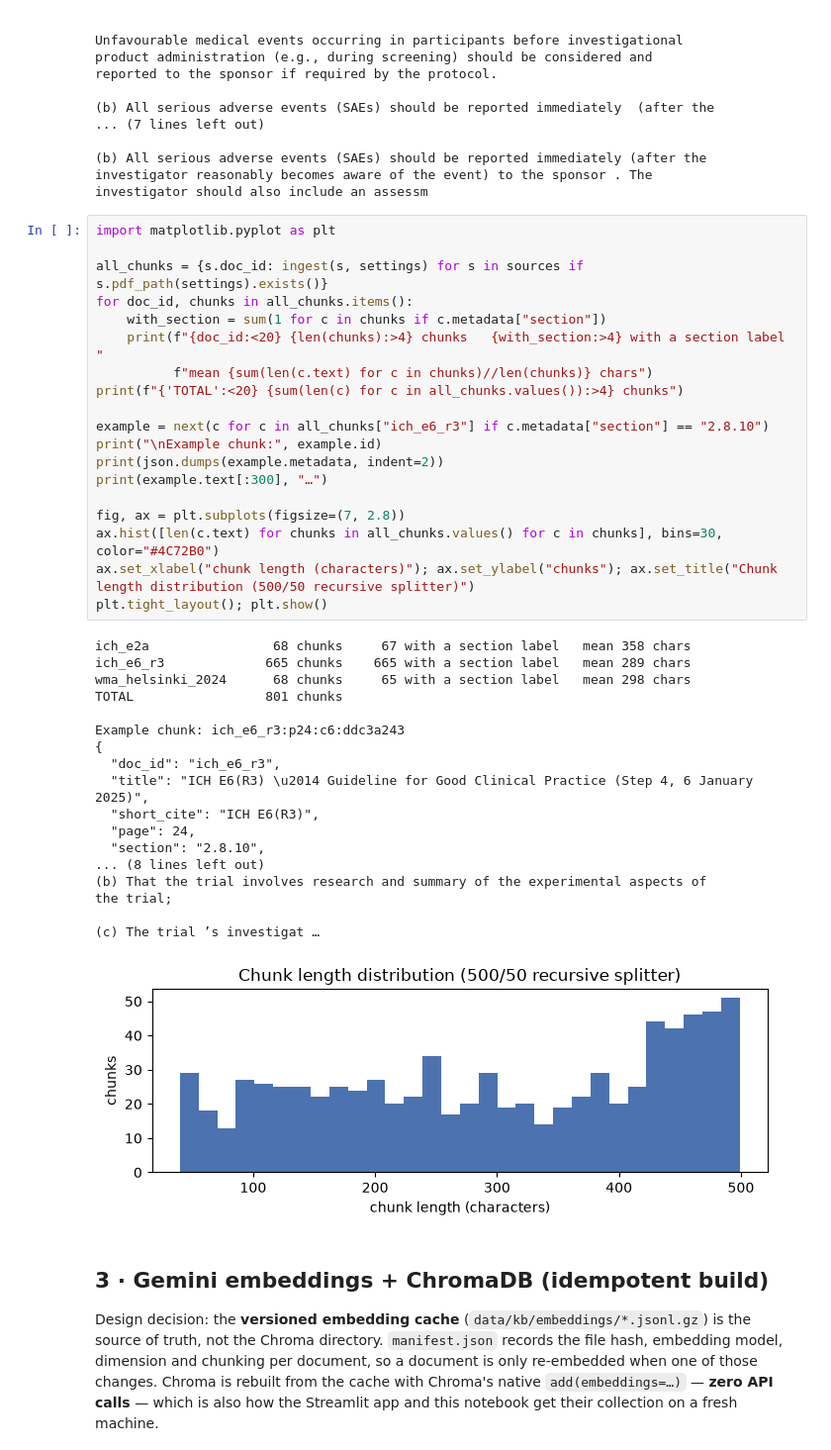
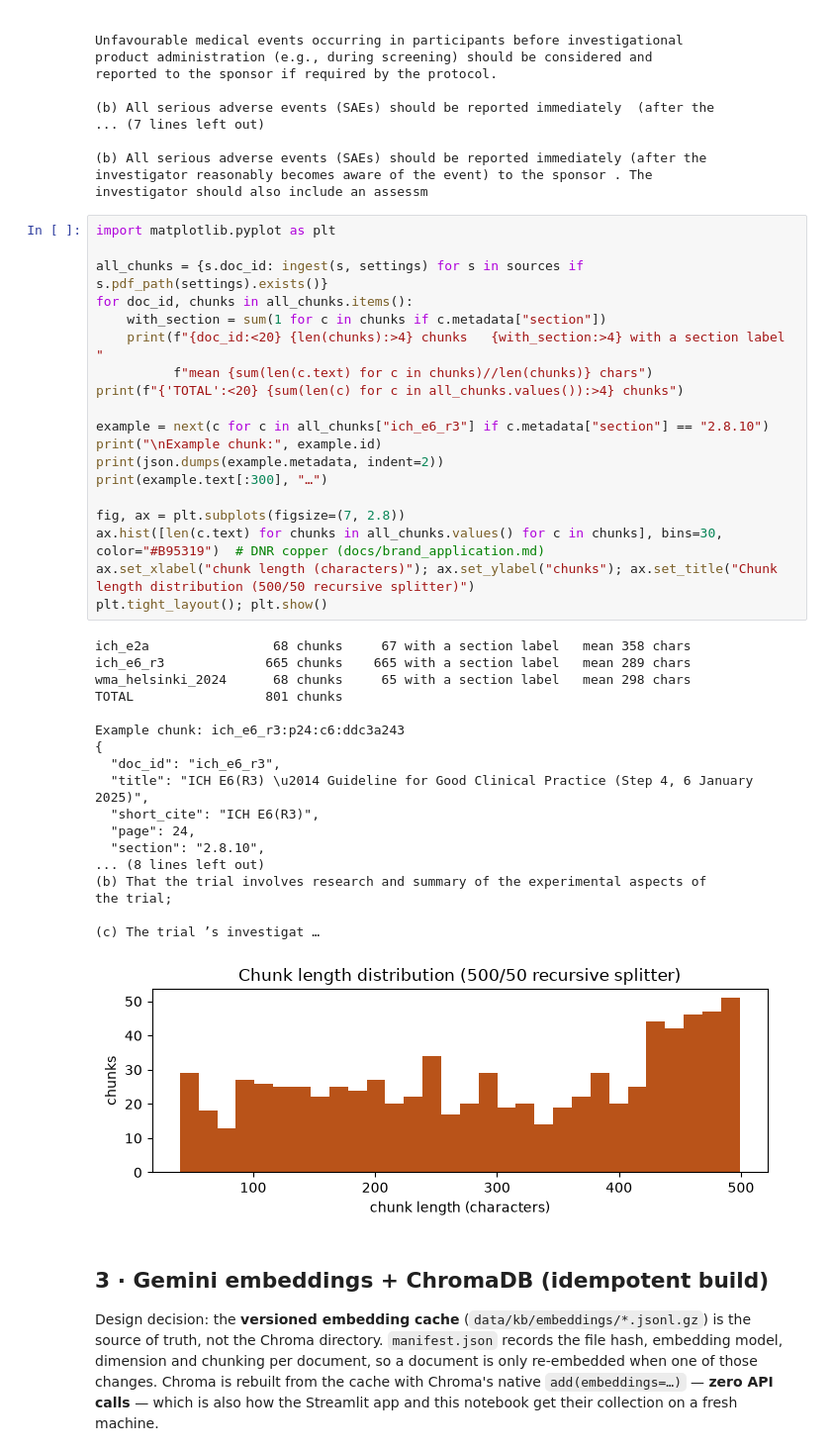
Before and after one commit to dnarram/clinical-research-compliance-assistant, a Jupyter notebook: notebooks/compliance_assistant.ipynb, the cells around one changed output. Shown at 99% size. Saved outputs shown, nothing was run; the diff lists cells and outputs as text.

```diff
--- a/notebooks/compliance_assistant.ipynb
+++ b/notebooks/compliance_assistant.ipynb
@@ -142,35 +142,35 @@ for doc_id, chunks in all_chunks.items():
     print(f"{doc_id:<20} {len(chunks):>4} chunks   {with_section:>4} with a section label   "
           f"mean {sum(len(c.text) for c in chunks)//len(chunks)} chars")
 print(f"{'TOTAL':<20} {sum(len(c) for c in all_chunks.values()):>4} chunks")
 
 example = next(c for c in all_chunks["ich_e6_r3"] if c.metadata["section"] == "2.8.10")
 print("\nExample chunk:", example.id)
 print(json.dumps(example.metadata, indent=2))
 print(example.text[:300], "…")
 
 fig, ax = plt.subplots(figsize=(7, 2.8))
-ax.hist([len(c.text) for chunks in all_chunks.values() for c in chunks], bins=30, color="#4C72B0")
+ax.hist([len(c.text) for chunks in all_chunks.values() for c in chunks], bins=30, color="#B95319")  # DNR copper (docs/brand_application.md)
 ax.set_xlabel("chunk length (characters)"); ax.set_ylabel("chunks"); ax.set_title("Chunk length distribution (500/50 recursive splitter)")
 plt.tight_layout(); plt.show()
 # %% [output]
 ich_e2a                68 chunks     67 with a section label   mean 358 chars
 ich_e6_r3             665 chunks    665 with a section label   mean 289 chars
 wma_helsinki_2024      68 chunks     65 with a section label   mean 298 chars
 TOTAL                 801 chunks
 
 Example chunk: ich_e6_r3:p24:c6:ddc3a243
 {
   "doc_id": "ich_e6_r3",
   "title": "ICH E6(R3) \u2014 Guideline for Good Clinical Practice (Step 4, 6 January 2025)",
   "short_cite": "ICH E6(R3)",
   "page": 24,
   "section": "2.8.10",
 ... (8 lines left out)
 (b) That the trial involves research and summary of the experimental aspects of
 the trial;
 
 (c) The trial ’s investigat …
-[figure, old version]
+[figure, new version]
 # %% [markdown]
 ## 3 · Gemini embeddings + ChromaDB (idempotent build)
 
```
Also changed, not shown: parts of 1 cell of this notebook, 31 other files.
